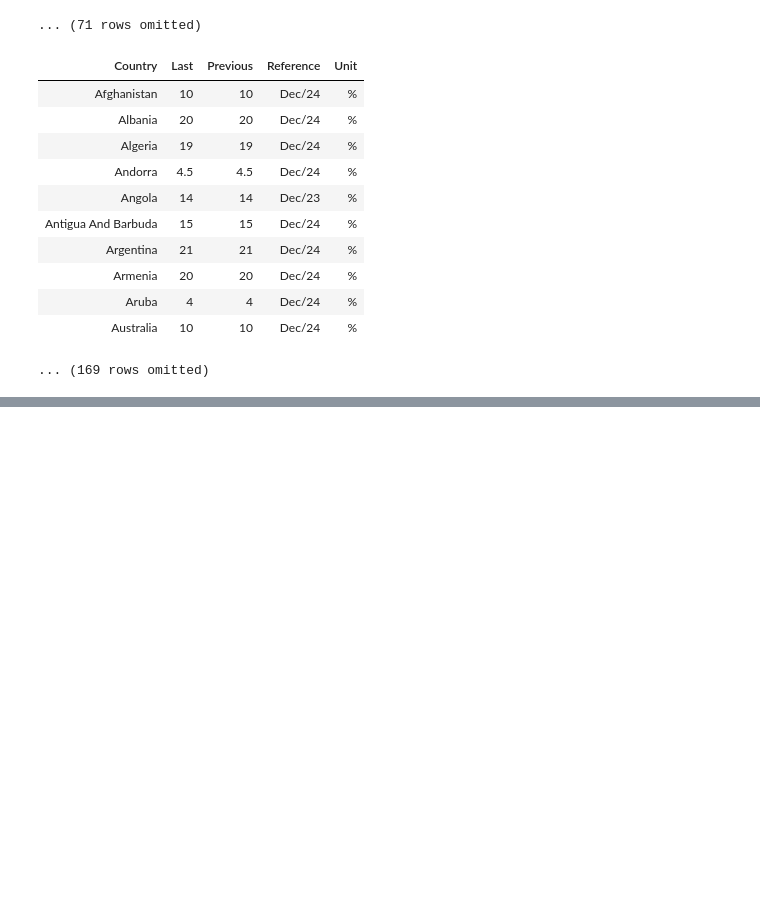
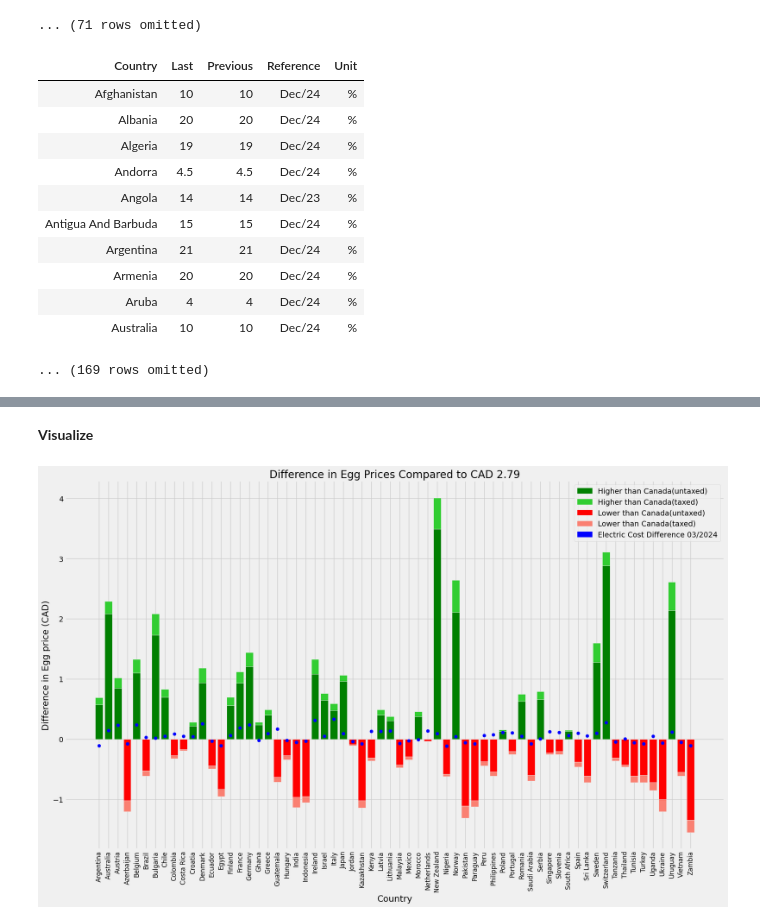
Before and after one commit to aneesakram/CMPUT-191---A3, a Jupyter notebook: work.ipynb, the cells around one changed output, grey strips where cells are left out. Drawn from its saved outputs; the diff is of its cells as text; code cells hidden in the pictures; blank space fills up the shorter version.

```diff
--- a/work.ipynb
+++ b/work.ipynb
@@ -90,0 +241,6 @@ currency_table
+# %%
+egg_price_cad = 2.79 # Price extracted from egg prices url
+
+data = data.with_columns('Difference', data.column("Eggs price (USD)") - egg_price_cad)
+
+data.show(5)
@@ -90,0 +271,9 @@ currency_table
+# %%
+#Filter countries in data
+electricity_data = electricity_data.where('Country', are.contained_in(data.column('Country'))).sort("Country")
+data = data.where('Country', are.not_equal_to('Canada'))
+data_countries = np.unique(data.column('Country'))
+electricity_countries = np.unique(electricity_data.column('Country'))
+missing_countries = np.setdiff1d(data_countries, electricity_countries)
+data = data.where('Country', are.not_contained_in(missing_countries))
+electricity_data.show(5)
@@ -90,0 +288,4 @@ currency_table
+# %%
+#Add electric cost difference column to data
+data = data.with_column('Electric Cost Difference (USD/KWH)', electricity_data.column("Electricity Cost (USD/kWh) - 03/2024") - 0.126)
+data.show()
@@ -90,0 +310,45 @@ currency_table
+# %% [markdown]
+**Visualize**
+# %%
+import matplotlib.pyplot as plt
+
+data = data.with_column("Difference(untaxed)", (data.column("Difference") / (1 + data.column("Tax  Rate (%)")/100)).round(2))
+countries = data.column('Country')
+num_countries = len(countries)
+
+# Adjust figure size
+plt.figure(figsize=(20, 12))  # Width = 16, Height = 8
+
+# Create a list of colors for each country
+colors1 = ['red' if diff < 0 else 'green' for diff in data.column('Difference(untaxed)')]
+colors2 = ['salmon' if diff < 0 else 'limegreen' for diff in data.column('Difference')]
+# Create the bar chart with custom colors
+bars1 = plt.bar(countries, data.column('Difference(untaxed)'), color=colors1)
+bars2 = plt.bar(countries, data.column('Difference') - data.column("Difference(untaxed)"), bottom=data.column('Difference(untaxed)'), color= colors2)
+
+# Create the scatter plot
+plt.scatter(countries, data.column("Electric Cost Difference (USD/KWH)"), marker='o', color='blue')
+
+# Set x-axis labels and rotate them for better readability
+plt.xticks(ticks=range(len(countries)), labels=countries, rotation=90, ha='center', fontsize=12)
+
+# Add labels and title
+plt.xlabel('Country')
+plt.ylabel('Difference in Egg price (CAD)')
+plt.title('Difference in Egg Prices Compared to CAD 2.79')
+
+
+# Create proxy artists for the legend (red and green rectangles)
+green_patch = plt.Rectangle((0, 0), 1, 1, color='green')
+lime_patch = plt.Rectangle((0, 0), 1, 1, color='limegreen')
+red_patch = plt.Rectangle((0, 0), 1, 1, color='red')
+salmon_patch = plt.Rectangle((0, 0), 1, 1, color='salmon')
+blue_patch = plt.Rectangle((0, 0), 1, 1, color='blue')
+
+
+# Add the legend using the proxy artists and labels
+plt.legend([green_patch,lime_patch,red_patch,salmon_patch,blue_patch], ['Higher than Canada(untaxed)','Higher than Canada(taxed)','Lower than Canada(untaxed)','Lower than Canada(taxed)', "Electric Cost Difference 03/2024"])
+# Display the chart
+plt.show()
+# %% [output]
+[figure, added]
```
Also changed, not shown: parts of 17 cells of this notebook.
